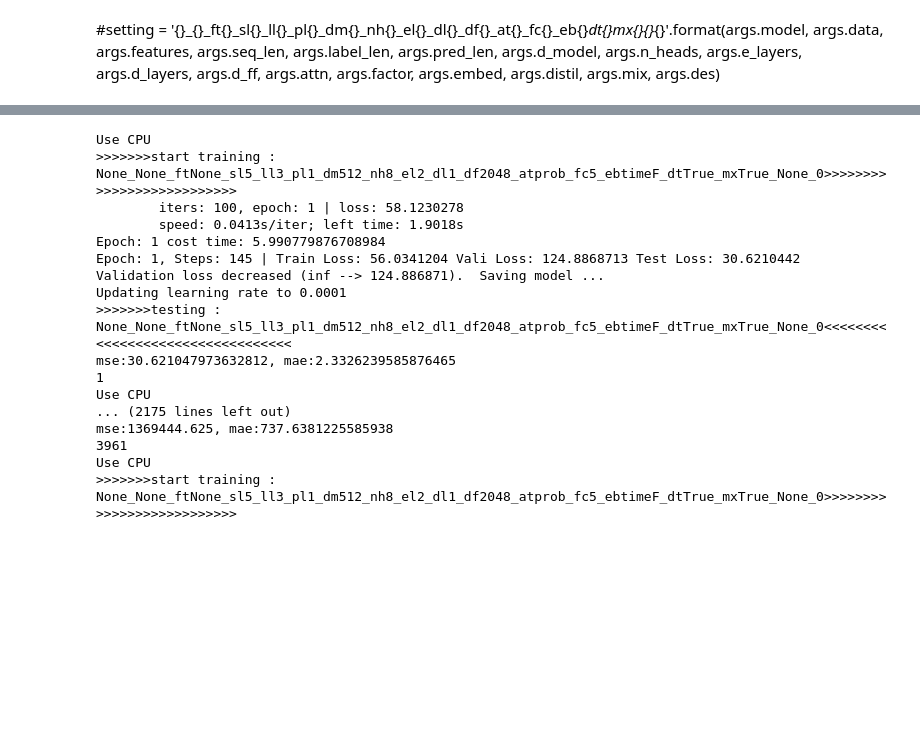
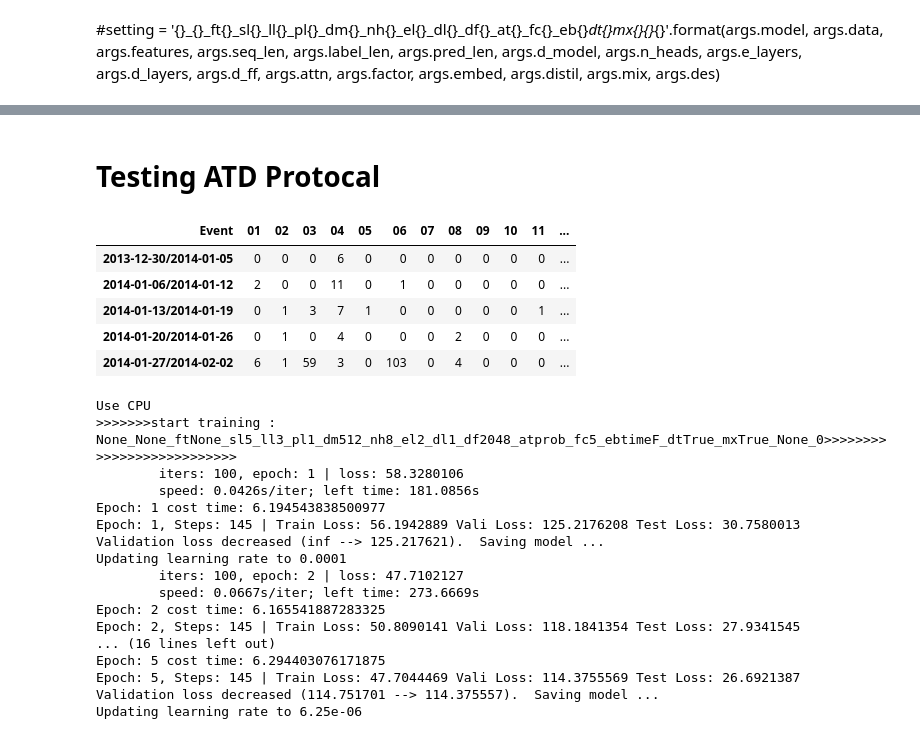
Before and after one commit to WillZ00/LISP-ATD-2022, a Jupyter notebook: Informer/atd_informer_demo.ipynb, the cells around one changed output, grey strips where cells are left out. Cells and saved outputs as stored; diff of their text form; code cells hidden in the pictures; blank space fills up the shorter version.

Commit message:
finished informer; ready for further testing

```diff
--- a/Informer/atd_informer_demo.ipynb
+++ b/Informer/atd_informer_demo.ipynb
@@ -8,6 +8,7 @@ import numpy as np
 from atd_informer import atd_informer
 from utils.tools import dotdict
 from atd_wrapper import InformerForcaster
+pd.set_option('display.max_columns', None)
 # %%
 import importlib
 importlib.reload(atd_informer)
@@ -190,20 +142,15 @@ exp = InformerForcaster(args)
-# %%
-exp.fit()
-# %% [output]
-Use CPU
->>>>>>>start training : None_None_ftNone_sl5_ll3_pl1_dm512_nh8_el2_dl1_df2048_atprob_fc5_ebtimeF_dtTrue_mxTrue_None_0>>>>>>>>>>>>>>>>>>>>>>>>>>
-        iters: 100, epoch: 1 | loss: 58.1230278
-        speed: 0.0413s/iter; left time: 1.9018s
-Epoch: 1 cost time: 5.990779876708984
-Epoch: 1, Steps: 145 | Train Loss: 56.0341204 Vali Loss: 124.8868713 Test Loss: 30.6210442
-Validation loss decreased (inf --> 124.886871).  Saving model ...
-Updating learning rate to 0.0001
->>>>>>>testing : None_None_ftNone_sl5_ll3_pl1_dm512_nh8_el2_dl1_df2048_atprob_fc5_ebtimeF_dtTrue_mxTrue_None_0<<<<<<<<<<<<<<<<<<<<<<<<<<<<<<<<<
-mse:30.621047973632812, mae:2.3326239585876465
-1
-Use CPU
-... (2175 lines left out)
-mse:1369444.625, mae:737.6381225585938
-3961
-Use CPU
->>>>>>>start training : None_None_ftNone_sl5_ll3_pl1_dm512_nh8_el2_dl1_df2048_atprob_fc5_ebtimeF_dtTrue_mxTrue_None_0>>>>>>>>>>>>>>>>>>>>>>>>>>
+# %% [markdown]
+# Testing ATD Protocal
+# %%
+truth = atd2022.io.read_csv()
+# %%
+test = truth["AA"]
+# %%
+test.head()
+# %% [output]
+| Event | 01 | 02 | 03 | 04 | 05 | 06 | 07 | 08 | 09 | 10 | 11 | ... |
+| 2013-12-30/2014-01-05 | 0 | 0 | 0 | 6 | 0 | 0 | 0 | 0 | 0 | 0 | 0 | ... |
+| 2014-01-06/2014-01-12 | 2 | 0 | 0 | 11 | 0 | 1 | 0 | 0 | 0 | 0 | 0 | ... |
+| 2014-01-13/2014-01-19 | 0 | 1 | 3 | 7 | 1 | 0 | 0 | 0 | 0 | 0 | 1 | ... |
+| 2014-01-20/2014-01-26 | 0 | 1 | 0 | 4 | 0 | 0 | 0 | 2 | 0 | 0 | 0 | ... |
+| 2014-01-27/2014-02-02 | 6 | 1 | 59 | 3 | 0 | 103 | 0 | 4 | 0 | 0 | 0 | ... |
@@ -209,0 +203,20 @@ Use CPU
+# %%
+exp.fit(test)
+# %% [output]
+Use CPU
+>>>>>>>start training : None_None_ftNone_sl5_ll3_pl1_dm512_nh8_el2_dl1_df2048_atprob_fc5_ebtimeF_dtTrue_mxTrue_None_0>>>>>>>>>>>>>>>>>>>>>>>>>>
+        iters: 100, epoch: 1 | loss: 58.3280106
+        speed: 0.0426s/iter; left time: 181.0856s
+Epoch: 1 cost time: 6.194543838500977
+Epoch: 1, Steps: 145 | Train Loss: 56.1942889 Vali Loss: 125.2176208 Test Loss: 30.7580013
+Validation loss decreased (inf --> 125.217621).  Saving model ...
+Updating learning rate to 0.0001
+        iters: 100, epoch: 2 | loss: 47.7102127
+        speed: 0.0667s/iter; left time: 273.6669s
+Epoch: 2 cost time: 6.165541887283325
+Epoch: 2, Steps: 145 | Train Loss: 50.8090141 Vali Loss: 118.1841354 Test Loss: 27.9341545
+... (16 lines left out)
+Epoch: 5 cost time: 6.294403076171875
+Epoch: 5, Steps: 145 | Train Loss: 47.7044469 Vali Loss: 114.3755569 Test Loss: 26.6921387
+Validation loss decreased (114.751701 --> 114.375557).  Saving model ...
+Updating learning rate to 6.25e-06
```
Also changed, not shown: parts of 24 cells of this notebook, 9 other files.
